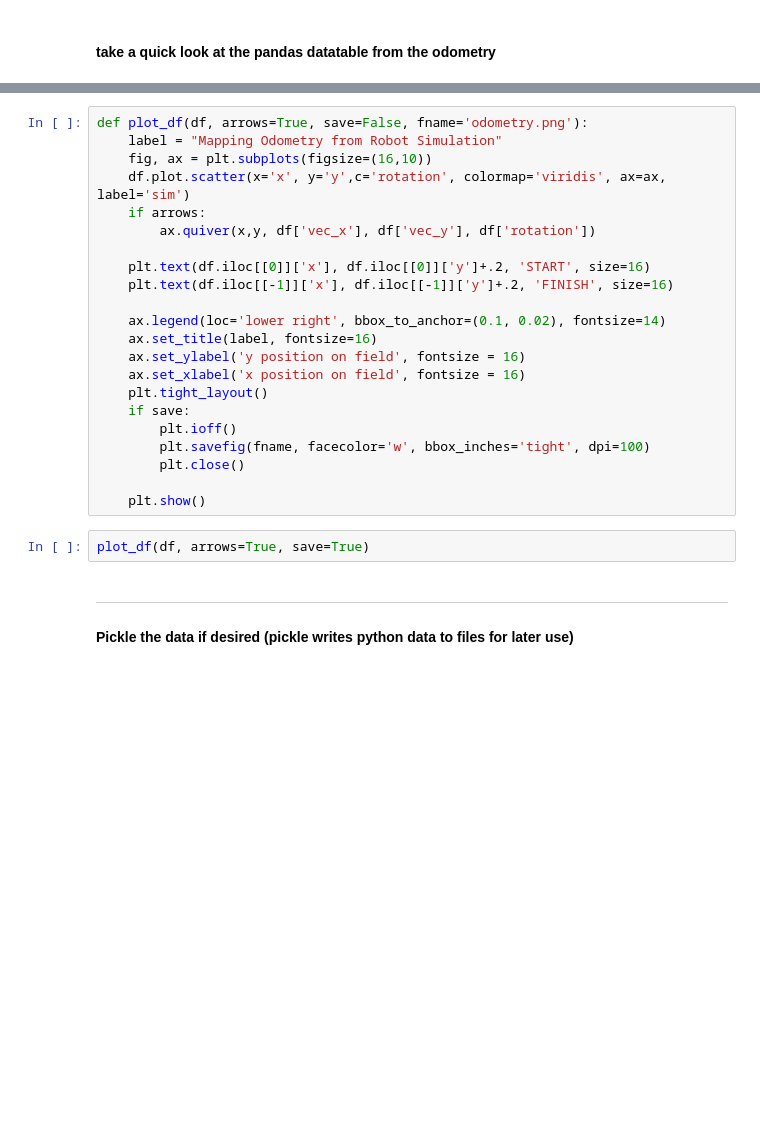
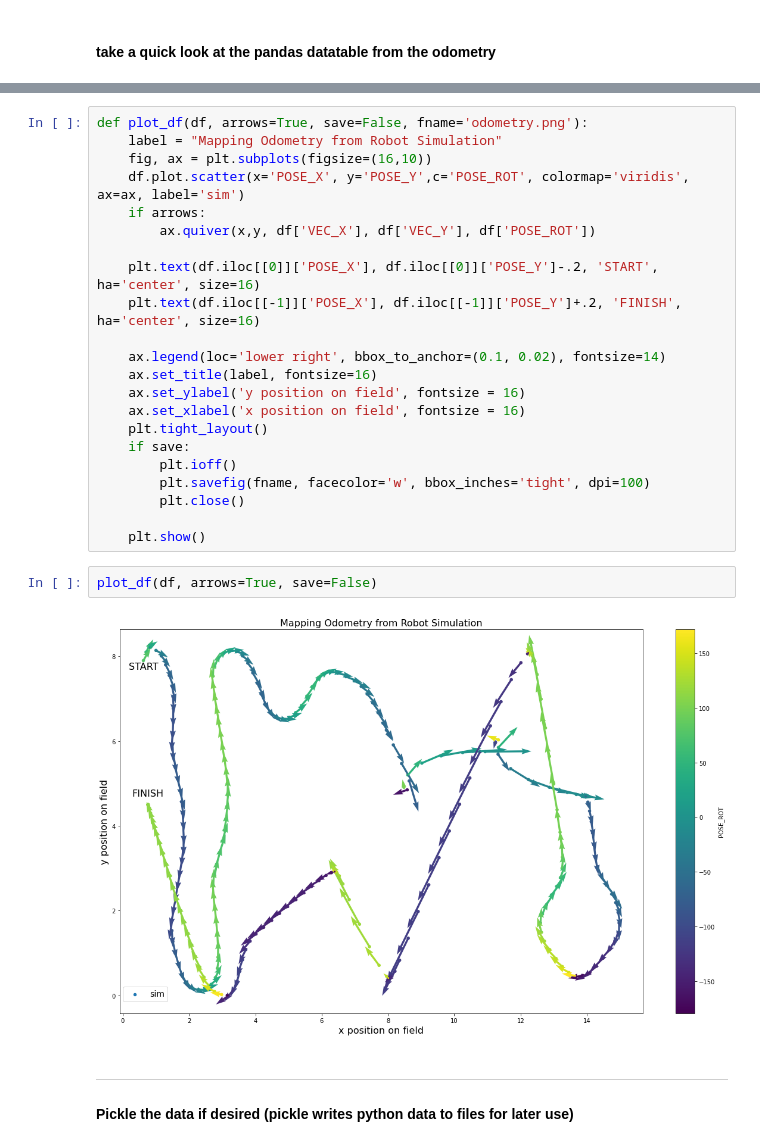
Before and after one commit to aesatchien/FRC2429_2020, a Jupyter notebook: notebooks/telemetry_plot.ipynb, the cells around one changed output, grey strips where cells are left out. Cells and saved outputs as stored; diff of their text form; blank space fills up the shorter version.

```diff
--- a/notebooks/telemetry_plot.ipynb
+++ b/notebooks/telemetry_plot.ipynb
@@ -104,12 +131,12 @@ df[(df.index) % 20 == 0]
 def plot_df(df, arrows=True, save=False, fname='odometry.png'):
     label = "Mapping Odometry from Robot Simulation"
     fig, ax = plt.subplots(figsize=(16,10))
-    df.plot.scatter(x='x', y='y',c='rotation', colormap='viridis', ax=ax, label='sim')
+    df.plot.scatter(x='POSE_X', y='POSE_Y',c='POSE_ROT', colormap='viridis', ax=ax, label='sim')
     if arrows:
-        ax.quiver(x,y, df['vec_x'], df['vec_y'], df['rotation'])
+        ax.quiver(x,y, df['VEC_X'], df['VEC_Y'], df['POSE_ROT'])
 
-    plt.text(df.iloc[[0]]['x'], df.iloc[[0]]['y']+.2, 'START', size=16)
-    plt.text(df.iloc[[-1]]['x'], df.iloc[[-1]]['y']+.2, 'FINISH', size=16)
+    plt.text(df.iloc[[0]]['POSE_X'], df.iloc[[0]]['POSE_Y']-.2, 'START', ha='center', size=16)
+    plt.text(df.iloc[[-1]]['POSE_X'], df.iloc[[-1]]['POSE_Y']+.2, 'FINISH', ha='center', size=16)
 
     ax.legend(loc='lower right', bbox_to_anchor=(0.1, 0.02), fontsize=14)
     ax.set_title(label, fontsize=16)
@@ -123,7 +150,9 @@ def plot_df(df, arrows=True, save=False, fname='odometry.png'):
 
     plt.show()
 # %%
-plot_df(df, arrows=True, save=True)
+plot_df(df, arrows=True, save=False)
+# %% [output]
+[figure, added]
 # %% [markdown]
 ---
 #### Pickle the data if desired (pickle writes python data to files for later use)
```
Also changed, not shown: parts of 19 cells of this notebook, 4 other files.
